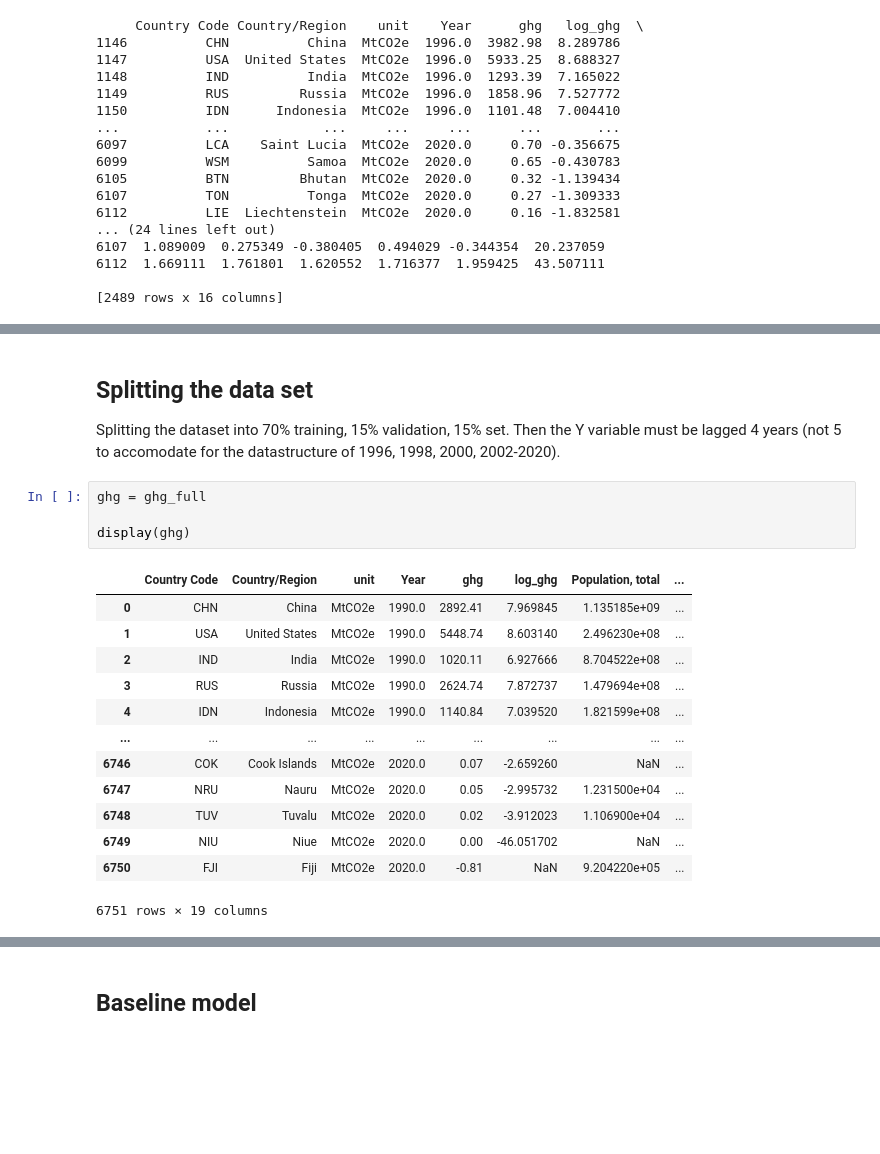
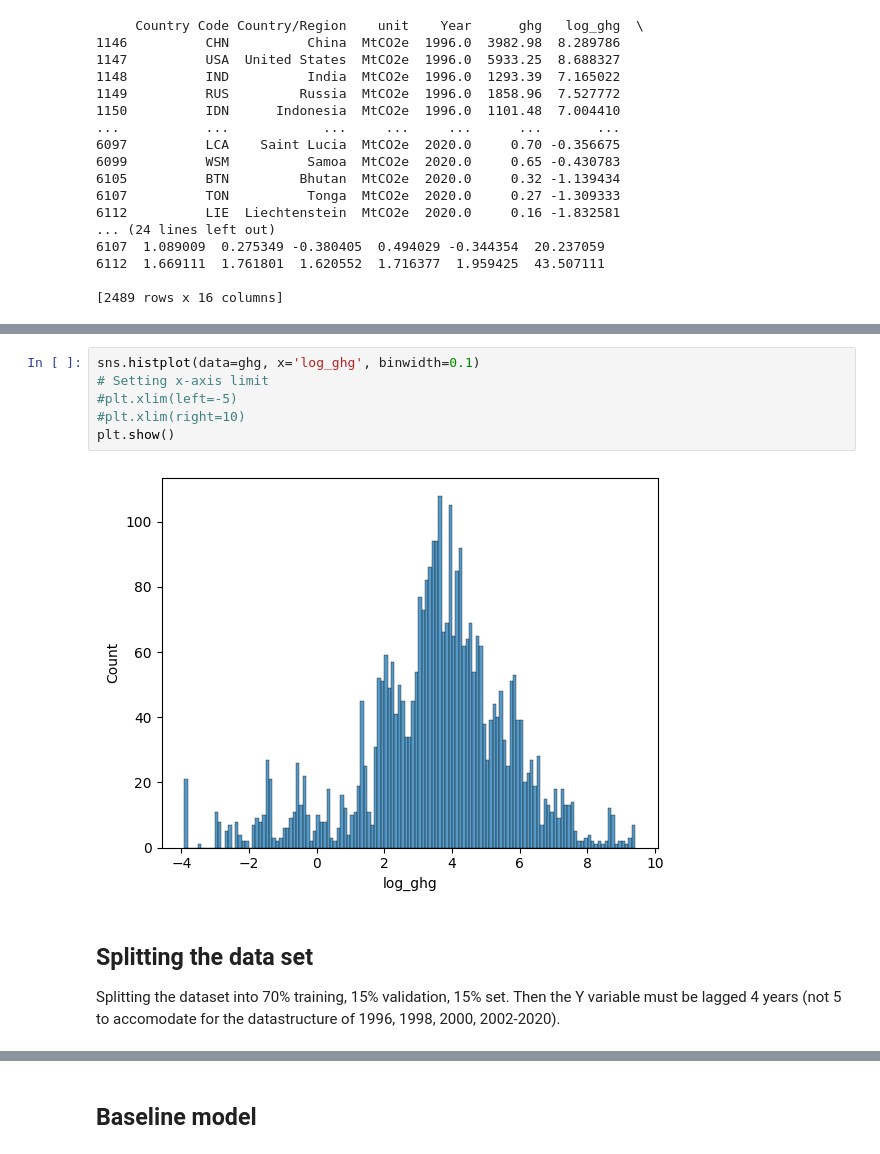
Before and after one commit to marcbarc19/DataScienceExam, a Jupyter notebook: ghg-modelling_martine.ipynb, the cells around one changed output, grey strips where cells are left out. Drawn from its saved outputs; the diff is of its cells as text; blank space fills up the shorter version.

```diff
--- a/ghg-modelling_martine.ipynb
+++ b/ghg-modelling_martine.ipynb
@@ -433,22 +429,12 @@ plt.show()
+# %%
+sns.histplot(data=ghg, x='log_ghg', binwidth=0.1)
+# Setting x-axis limit
+#plt.xlim(left=-5)
+#plt.xlim(right=10)
+plt.show()
+# %% [output]
+[figure, added]
 # %% [markdown]
 ## Splitting the data set
 
 Splitting the dataset into 70% training, 15% validation, 15% set. Then the Y variable must be lagged 4 years (not 5 to accomodate for the datastructure of 1996, 1998, 2000, 2002-2020).
-# %%
-ghg = ghg_full
-
-display(ghg)
-# %% [output]
-|  | Country Code | Country/Region | unit | Year | ghg | log_ghg | Population, total | ... |
-| 0 | CHN | China | MtCO2e | 1990.0 | 2892.41 | 7.969845 | 1.135185e+09 | ... |
-| 1 | USA | United States | MtCO2e | 1990.0 | 5448.74 | 8.603140 | 2.496230e+08 | ... |
-| 2 | IND | India | MtCO2e | 1990.0 | 1020.11 | 6.927666 | 8.704522e+08 | ... |
-| 3 | RUS | Russia | MtCO2e | 1990.0 | 2624.74 | 7.872737 | 1.479694e+08 | ... |
-| 4 | IDN | Indonesia | MtCO2e | 1990.0 | 1140.84 | 7.039520 | 1.821599e+08 | ... |
-| ... | ... | ... | ... | ... | ... | ... | ... | ... |
-| 6746 | COK | Cook Islands | MtCO2e | 2020.0 | 0.07 | -2.659260 | NaN | ... |
-| 6747 | NRU | Nauru | MtCO2e | 2020.0 | 0.05 | -2.995732 | 1.231500e+04 | ... |
-| 6748 | TUV | Tuvalu | MtCO2e | 2020.0 | 0.02 | -3.912023 | 1.106900e+04 | ... |
-| 6749 | NIU | Niue | MtCO2e | 2020.0 | 0.00 | -46.051702 | NaN | ... |
-| 6750 | FJI | Fiji | MtCO2e | 2020.0 | -0.81 | NaN | 9.204220e+05 | ... |
-6751 rows × 19 columns
```
Also changed, not shown: parts of 29 cells of this notebook.
